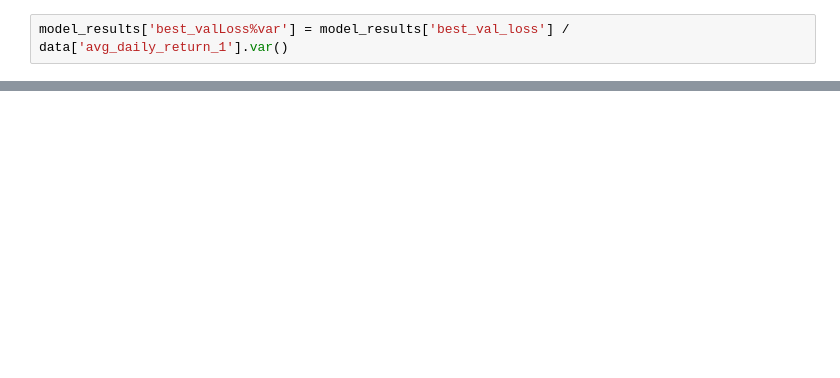
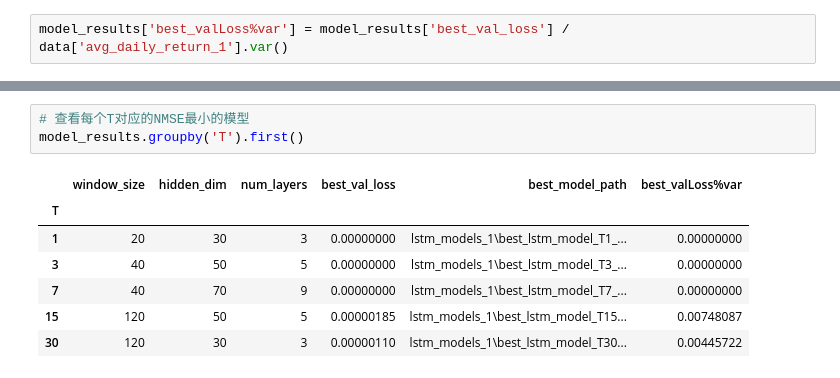
Before and after one commit to Monsoon007/LSTM-XGBOOST, a Jupyter notebook: results/result_analysis.ipynb, the cells around one changed output, grey strips where cells are left out. Drawn from its saved outputs; the diff is of its cells as text; blank space fills up the shorter version.

```diff
--- a/results/result_analysis.ipynb
+++ b/results/result_analysis.ipynb
@@ -71,0 +97,11 @@ plt.show()
+# %%
+# 查看每个T对应的NMSE最小的模型
+model_results.groupby('T').first()
+# %% [output]
+|  | window_size | hidden_dim | num_layers | best_val_loss | best_model_path | best_valLoss%var |
+| T |  |  |  |  |  |  |
+| 1 | 20 | 30 | 3 | 0.00000000 | lstm_models_1\best_lstm_model_T1_... | 0.00000000 |
+| 3 | 40 | 50 | 5 | 0.00000000 | lstm_models_1\best_lstm_model_T3_... | 0.00000000 |
+| 7 | 40 | 70 | 9 | 0.00000000 | lstm_models_1\best_lstm_model_T7_... | 0.00000000 |
+| 15 | 120 | 50 | 5 | 0.00000185 | lstm_models_1\best_lstm_model_T15... | 0.00748087 |
+| 30 | 120 | 30 | 3 | 0.00000110 | lstm_models_1\best_lstm_model_T30... | 0.00445722 |
```
Also changed, not shown: parts of 11 cells of this notebook, 9 other files.
